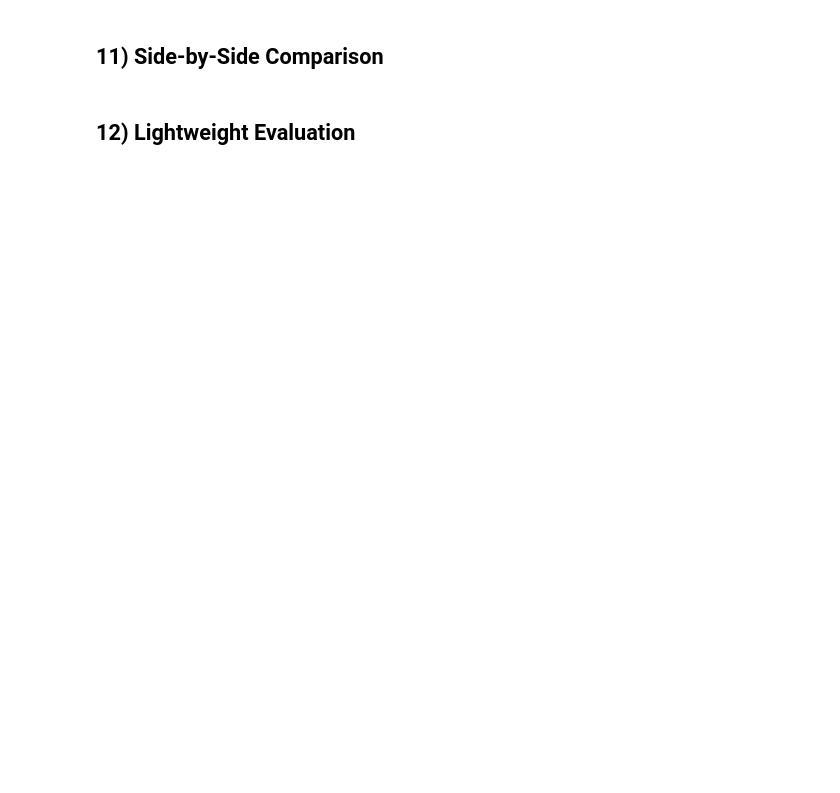
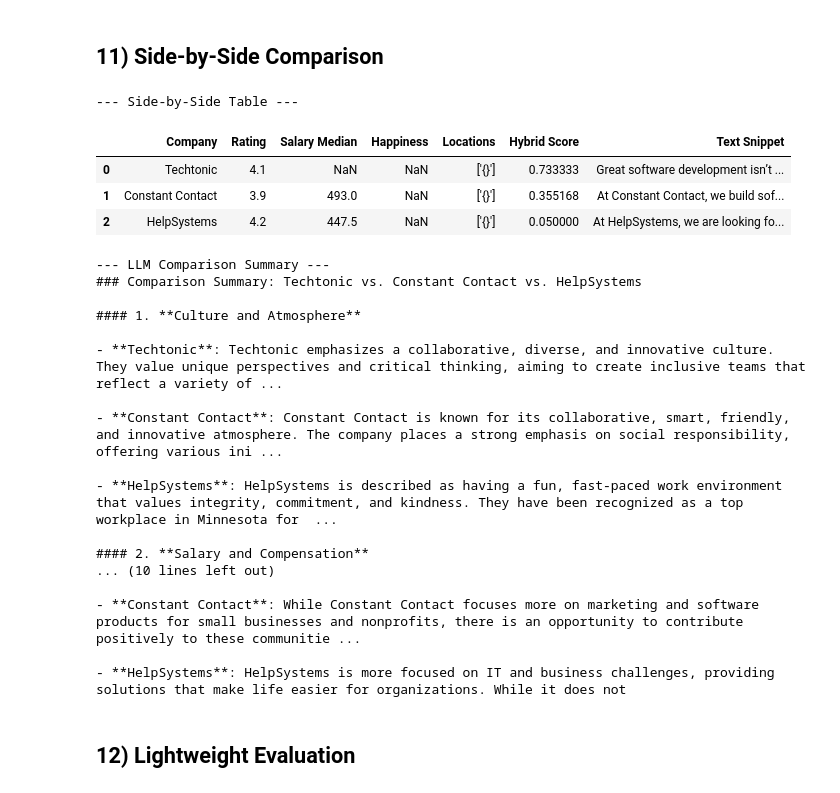
Before and after one commit to minikouda/pyramyd_ml, a Jupyter notebook: notebooks/AI_Product_Discovery_RAG_Structure.ipynb, the cells around one changed output. Cells and saved outputs as stored; diff of their text form; code cells hidden in the pictures; blank space fills up the shorter version.

```diff
--- a/notebooks/AI_Product_Discovery_RAG_Structure.ipynb
+++ b/notebooks/AI_Product_Discovery_RAG_Structure.ipynb
@@ -299,14 +310,18 @@ except Exception:
 # Ensure artifact dir exists
 Path(ARTIFACT_DIR).mkdir(parents=True, exist_ok=True)
 
-# Get list of texts (from Section 5 docs)
-if "docs" in locals() and docs:
+save_path = str(Path(ARTIFACT_DIR) / "embeddings.npy")
+
+if os.path.exists(save_path):
+    print(f"Loading embeddings from existing file: {save_path}")
+    emb = np.load(save_path)
+    print(f"Loaded embeddings shape: {emb.shape}")
+elif "docs" in locals() and docs:
     texts = [d["text"] for d in docs]
     print(f"Generating embeddings for {len(texts)} documents with {EMBED_MODEL}...")
 
     emb = embed_texts(texts, EMBED_MODEL)
 
-    save_path = str(Path(ARTIFACT_DIR) / "embeddings.npy")
     np.save(save_path, emb)
     print(f"Saved embeddings: {save_path} {emb.shape}")
 else:
@@ -348,9 +369,9 @@ else:
 from src.retrieval import search
 
 if "index" in locals() and "docs" in locals():
-    query = "sharp eyes"
+    query = "i love coding and enjoy helping people"
     print(f"\nQuery: {query}")
-    results = search(query, index, docs, top_k=5)
+    results = search(query, index, docs, top_k=3)
     for i, r in enumerate(results, start=1):
         company = (r.get("meta") or {}).get("company", "Unknown")
         print(f"[{i}] Score: {r['score']:.4f} | Company: {company}")
@@ -386,9 +420,9 @@ if "ranked" in locals() and ranked:
     if "model" not in locals() or "tokenizer" not in locals():
         model, tokenizer = load_qwen_model(LLM_MODEL)
 
-    query = locals().get("query", "sharp eyes")
+    query = locals().get("query", "data science")
     print("\n--- Generative Answer (Grounded) ---")
-    answer = ask_rag(query, ranked[:3], model, tokenizer)
+    answer = ask_rag(query, ranked[:3], model, tokenizer) # only use the first three results to generate
     print(answer)
 else:
     print("Results not ready. Please run retrieval + ranking sections first.")
@@ -395,12 +447,53 @@ else:
 # %% [markdown]
 ## 11) Side-by-Side Comparison
 # %%
-# TODO:
-# - Select top N or user-selected companies
-# - Create a structured comparison table
-# - Ask LLM for a comparison summary (salary-first vs culture/WLB-first) with citations
+from src.rag import build_comparison_table, compare_companies_llm
+from src.llm import load_qwen_model
+from src.config import LLM_MODEL
 
-raise NotImplementedError("Implement comparison utilities (suggest: src/compare.py), then run comparison here.")
+if "ranked" in locals() and ranked:
+    # Select top 3 for comparison
+    top_results = ranked[:3]
+
+    print("--- Side-by-Side Table ---")
+    df_compare = build_comparison_table(top_results)
+    display(df_compare)
+
+    # Ensure model is loaded
+    if "model" not in locals() or "tokenizer" not in locals():
+        print("Loading LLM...")
+        model, tokenizer = load_qwen_model(LLM_MODEL)
+
+    print("\n--- LLM Comparison Summary ---")
+    # Use the query from previous sections, or a default
+    current_query = locals().get("query", "Compare these companies")
+    comparison_text = compare_companies_llm(current_query, top_results, model, tokenizer)
+    print(comparison_text)
+else:
+    print("No ranked results found. Please run Section 9 first.")
+# %% [output]
+--- Side-by-Side Table ---
+|  | Company | Rating | Salary Median | Happiness | Locations | Hybrid Score | Text Snippet |
+| 0 | Techtonic | 4.1 | NaN | NaN | ['{}'] | 0.733333 | Great software development isn’t ... |
+| 1 | Constant Contact | 3.9 | 493.0 | NaN | ['{}'] | 0.355168 | At Constant Contact, we build sof... |
+| 2 | HelpSystems | 4.2 | 447.5 | NaN | ['{}'] | 0.050000 | At HelpSystems, we are looking fo... |
+--- LLM Comparison Summary ---
+### Comparison Summary: Techtonic vs. Constant Contact vs. HelpSystems
+
+#### 1. **Culture and Atmosphere**
+
+- **Techtonic**: Techtonic emphasizes a collaborative, diverse, and innovative culture. They value unique perspectives and critical thinking, aiming to create inclusive teams that reflect a variety of ...
+
+- **Constant Contact**: Constant Contact is known for its collaborative, smart, friendly, and innovative atmosphere. The company places a strong emphasis on social responsibility, offering various ini ...
+
+- **HelpSystems**: HelpSystems is described as having a fun, fast-paced work environment that values integrity, commitment, and kindness. They have been recognized as a top workplace in Minnesota for  ...
+
+#### 2. **Salary and Compensation**
+... (10 lines left out)
+
+- **Constant Contact**: While Constant Contact focuses more on marketing and software products for small businesses and nonprofits, there is an opportunity to contribute positively to these communitie ...
+
+- **HelpSystems**: HelpSystems is more focused on IT and business challenges, providing solutions that make life easier for organizations. While it does not
 # %% [markdown]
 ## 12) Lightweight Evaluation
 # %%
```
Also changed, not shown: parts of 19 cells of this notebook, 1 other file.
